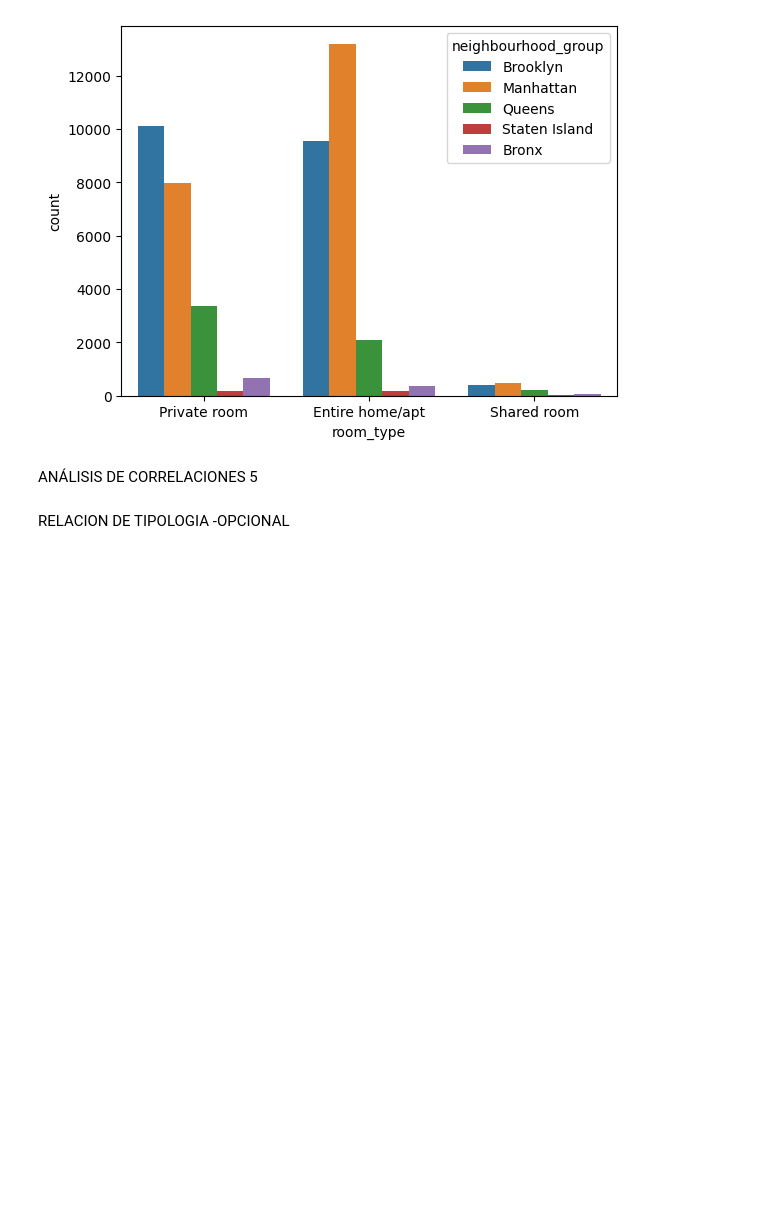
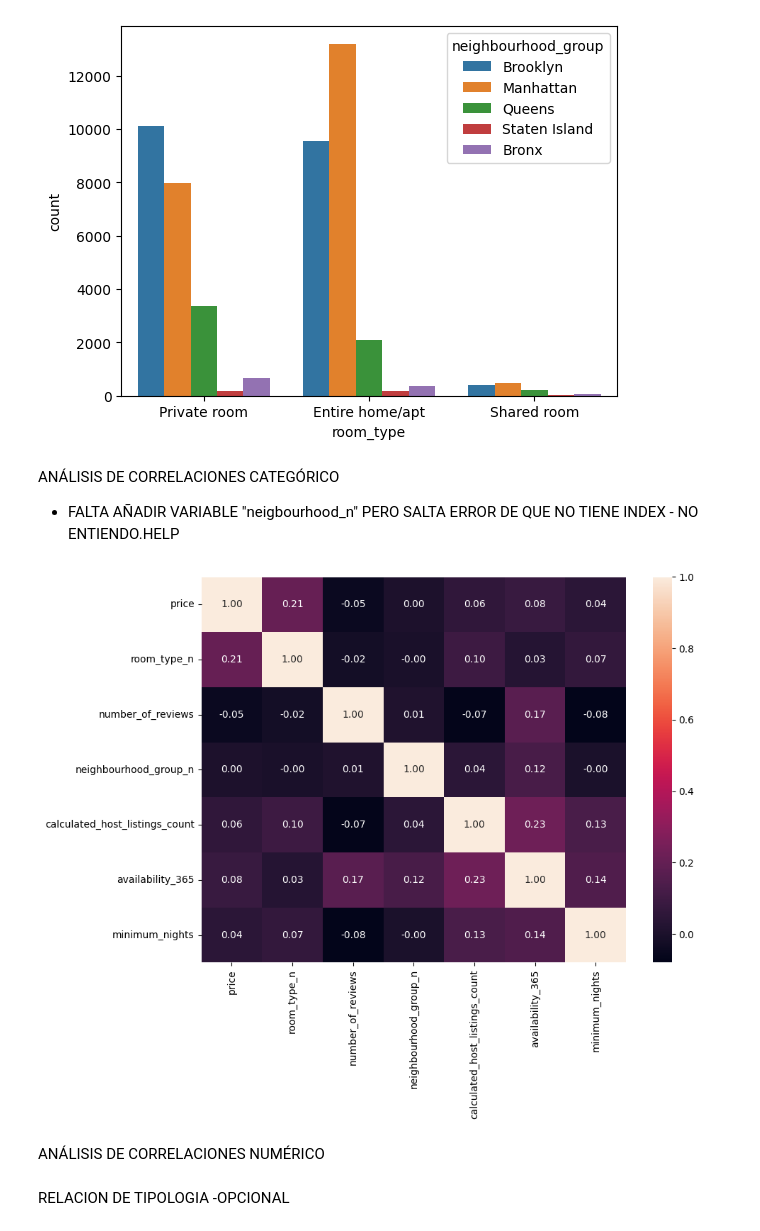
Before and after one commit to 4GeeksAcademy/CristinaChico_EDA, a Jupyter notebook: src/explore.ipynb, the cells around one changed output. Cells and saved outputs as stored; diff of their text form; code cells hidden in the pictures; blank space fills up the shorter version.

Commit message:
avance hasta analisis correlacion num-categorico

```diff
--- a/src/explore.ipynb
+++ b/src/explore.ipynb
@@ -244,6 +230,26 @@ sns.countplot( data = total_data, x = "room_type", hue = "neighbourhood_group")
 # %% [output]
 <Axes: xlabel='room_type', ylabel='count'>
 [figure]
+# %% [markdown]
+ANÁLISIS DE CORRELACIONES CATEGÓRICO
+
+- FALTA AÑADIR VARIABLE  "neigbourhood_n" PERO SALTA ERROR DE QUE NO TIENE INDEX - NO ENTIENDO.HELP
+# %%
+#ANALIZANDO VARIABLES NUMERICAS- CATEGORICAS: FALTA FACTORISZZAR VARS CATEGORICAS(_n) Y GRAFICAR
+total_data["room_type_n"] = pd.factorize(total_data["room_type"])[0]
+
+total_data["neighbourhood_group_n"] = pd.factorize(total_data["neighbourhood_group"])[0]
+
+total_data["neighbourhood_n"] = pd.factorize(total_data["neighbourhood"])[0]
+
+fig, axis = plt.subplots(figsize = (10, 8))
+
+sns.heatmap(total_data[["price","room_type_n", "number_of_reviews", "neighbourhood_group_n", "calculated_host_listings_count", "availability_365","minimum_nights"]].corr(), annot = True, fmt = ".2f")
+
+plt.tight_layout()
+
+plt.show()
+# %% [output]
+[figure, added]
 # %% [markdown]
-ANÁLISIS DE CORRELACIONES
-5
+ANÁLISIS DE CORRELACIONES NUMÉRICO
```
Also changed, not shown: parts of 15 cells of this notebook.
